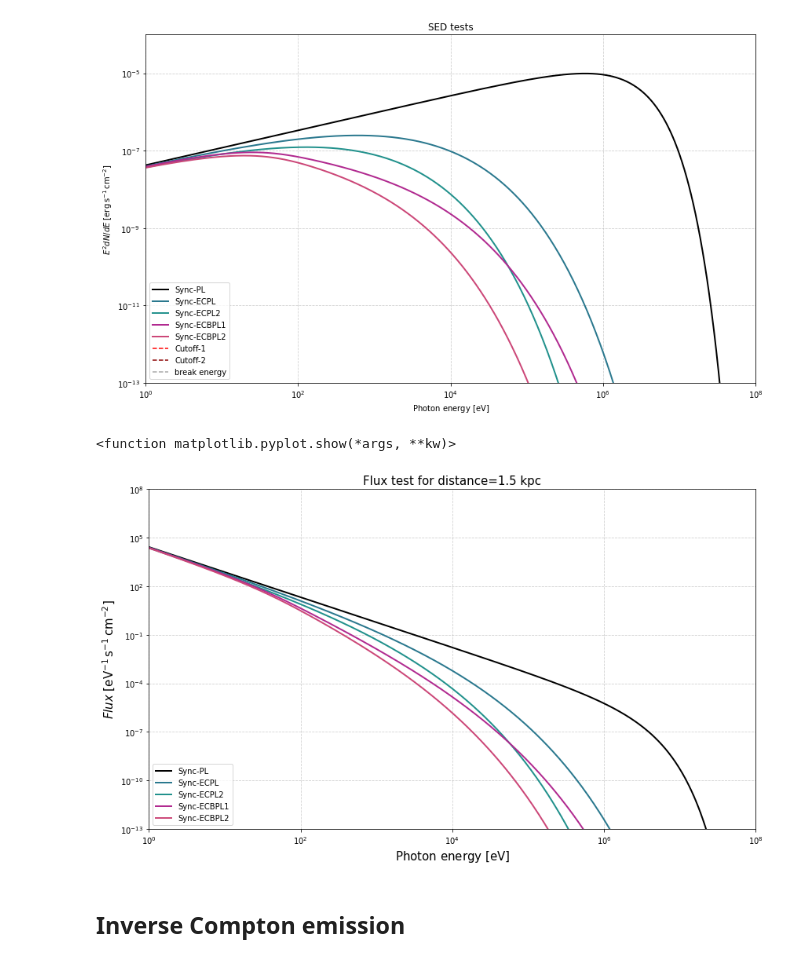
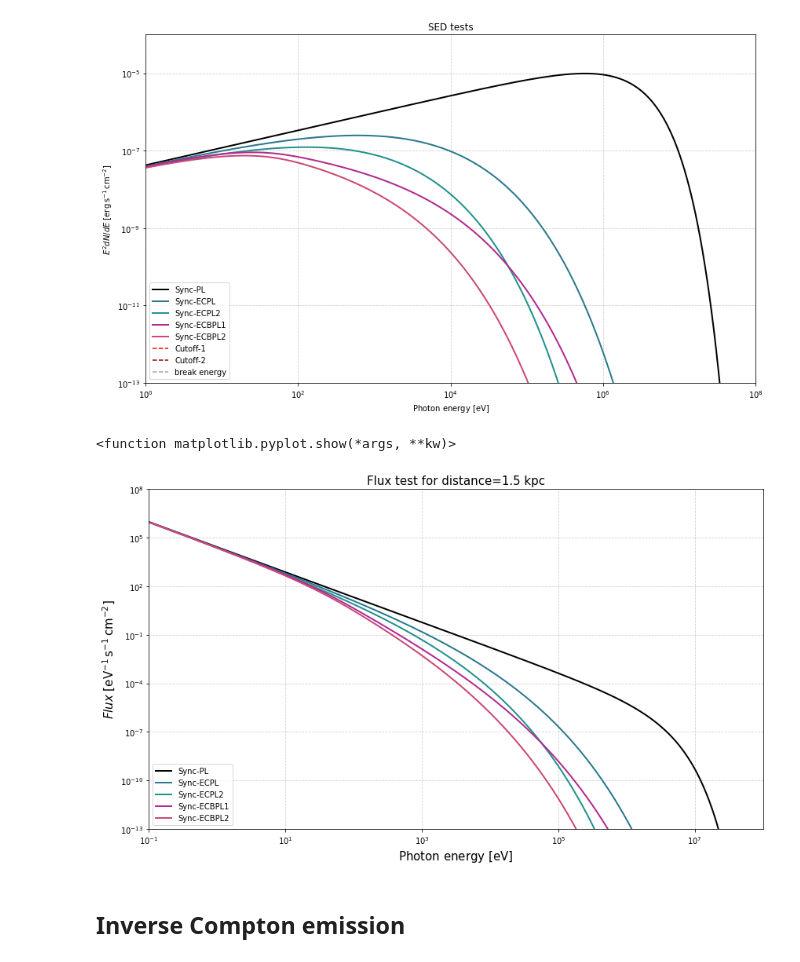
Before and after one commit to TobiaMatcovich/GRBmodelling, a Jupyter notebook: TEST.ipynb, the cells around one changed output. Cells and saved outputs as stored; diff of their text form; code cells hidden in the pictures.

```diff
--- a/TEST.ipynb
+++ b/TEST.ipynb
@@ -249,35 +260,35 @@ flux_SYN5 = SYN5.flux(spectrum_energy, distance=dist)
 
 # Plot
 plt.figure(figsize=(12,7))
 #plt.rc('font', family='sans')
 #plt.rc('mathtext', fontset='custom')
 
 plt.loglog(spectrum_energy,flux_SYN,lw=2,label='Sync-PL',c="black")
 plt.loglog(spectrum_energy,flux_SYN2,lw=2,label='Sync-ECPL',c=colori1[1])
 plt.loglog(spectrum_energy,flux_SYN3,lw=2,label='Sync-ECPL2',c=colori1[2])
 
 plt.loglog(spectrum_energy,flux_SYN4,lw=2,label='Sync-ECBPL1',c=colori2[1])
 plt.loglog(spectrum_energy,flux_SYN5,lw=2,label='Sync-ECBPL2',c=colori2[2])
 
 #plt.axvline(e_cut1.value, color='red', linestyle='--', label="Cutoff-1")
 #plt.axvline(e_cut2.value, color='darkred', linestyle='--', label="Cutoff-2")
 
 plt.xlabel('Photon energy [{0}]'.format(spectrum_energy.unit.to_string('latex_inline')),fontsize=15)
 plt.ylabel('$Flux$ [{0}]'.format(flux_SYN.unit.to_string('latex_inline')),fontsize=15)
 plt.ylim(1e-13, 1e8)
-plt.xlim(1e0, 1e8)
+plt.xlim(1e-1, 1e8)
 plt.tight_layout()
 plt.legend(loc='lower left')
 plt.legend(loc='lower left')
 
 
 plt.title(f"Flux test for distance={dist}",fontsize=15)
 
 plt.grid(True, which="both", linestyle="--", alpha=0.6)
 plt.show
 # %% [output]
 <function matplotlib.pyplot.show(*args, **kw)>
-[figure, old version]
+[figure, new version]
 # %%
 # Compute fluxs
 spectrum_energy = np.logspace(-1,14,1000)*u.eV
```
Also changed, not shown: parts of 17 cells of this notebook, 1 other file.
